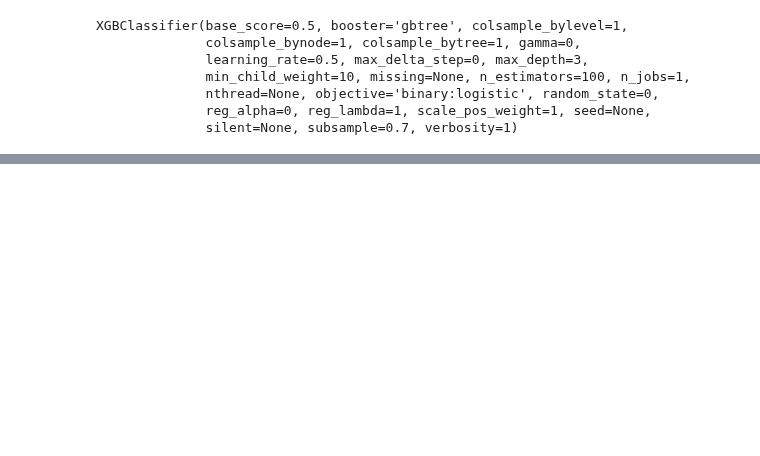
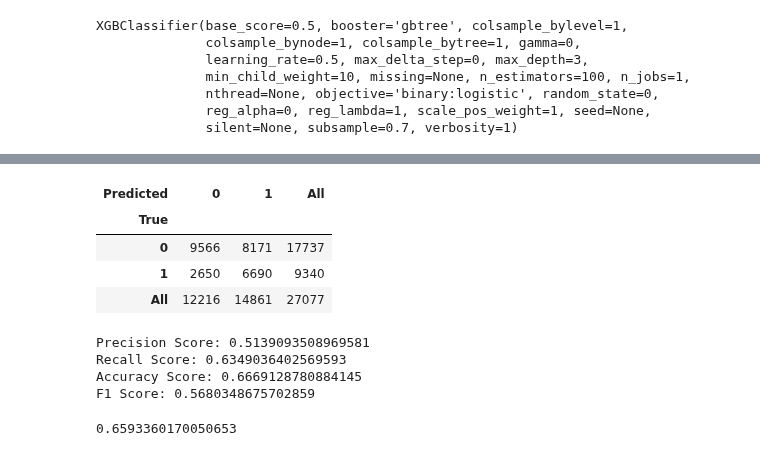
Before and after one commit to JonBebi/Kickfinisher, a Jupyter notebook: Kick_2016.ipynb, the cells around one changed output, grey strips where cells are left out. Cells and saved outputs as stored; diff of their text form; code cells hidden in the pictures; blank space fills up the shorter version.

```diff
--- a/Kick_2016.ipynb
+++ b/Kick_2016.ipynb
@@ -747,0 +789,2 @@ Validation accuracy: 66.3%
+# %%
+y_pred = knn.predict(gb)
@@ -747,0 +802,8 @@ Validation accuracy: 66.3%
+# %%
+pd.crosstab(y_test, y_pred, rownames=['True'], colnames=['Predicted'], margins=True)
+# %% [output]
+| Predicted | 0 | 1 | All |
+| True |  |  |  |
+| 0 | 9566 | 8171 | 17737 |
+| 1 | 2650 | 6690 | 9340 |
+| All | 12216 | 14861 | 27077 |
@@ -747,0 +812,11 @@ Validation accuracy: 66.3%
+# %%
+print_metrics(y_test, y_pred)
+# %% [output]
+Precision Score: 0.5139093508969581
+Recall Score: 0.6349036402569593
+Accuracy Score: 0.6669128780884145
+F1 Score: 0.5680348675702859
+# %%
+roc_auc_score(y_test, y_pred)
+# %% [output]
+0.6593360170050653
```
Also changed, not shown: parts of 34 cells of this notebook.
